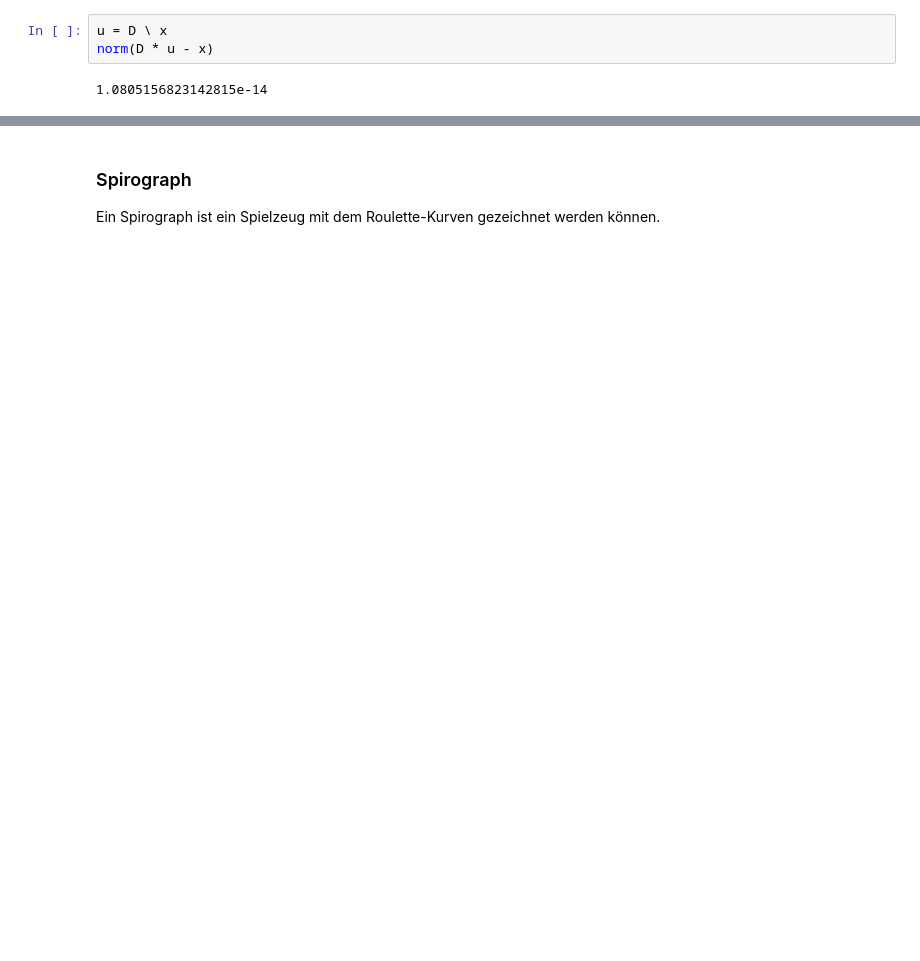
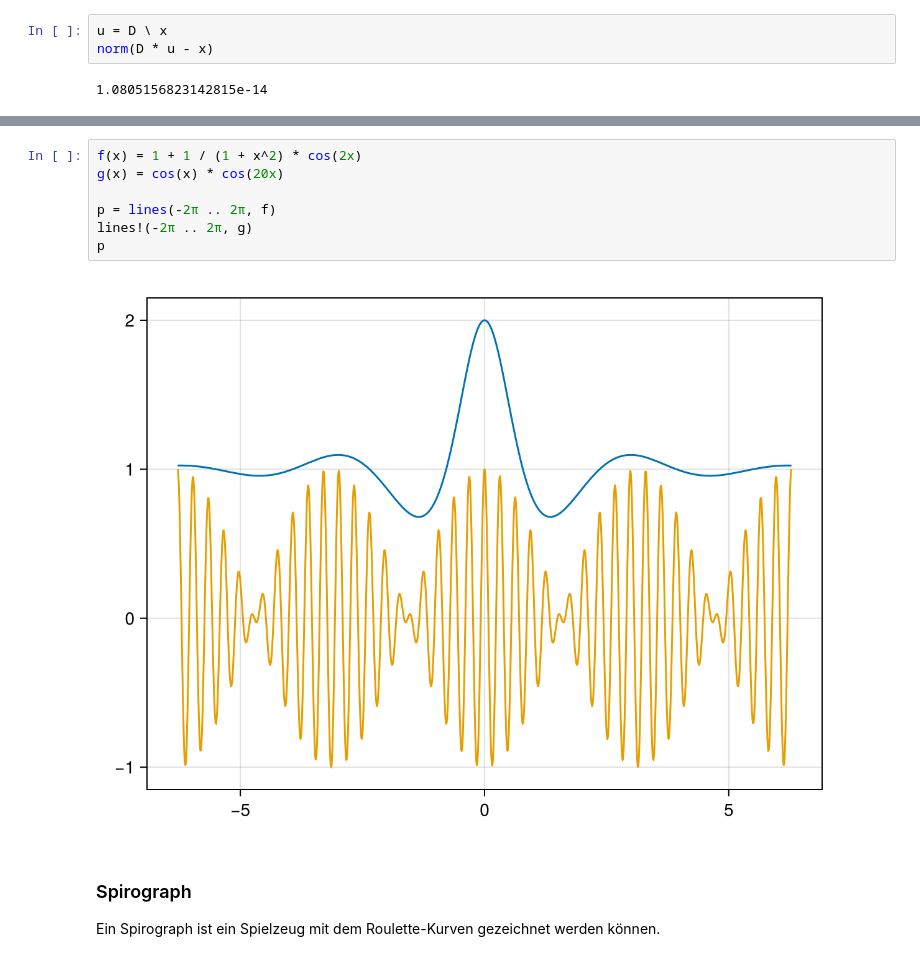
Before and after one commit to matthiasbaitsch/qs-numerik, a Jupyter notebook: aufgaben/aufgaben-loesung-julia.ipynb, the cells around one changed output, grey strips where cells are left out. Saved outputs shown, nothing was run; the diff lists cells and outputs as text; blank space fills up the shorter version.

```diff
--- a/aufgaben/aufgaben-loesung-julia.ipynb
+++ b/aufgaben/aufgaben-loesung-julia.ipynb
@@ -275,3 +335,12 @@ p
+# %%
+f(x) = 1 + 1 / (1 + x^2) * cos(2x)
+g(x) = cos(x) * cos(20x)
+
+p = lines(-2π .. 2π, f)
+lines!(-2π .. 2π, g)
+p
+# %% [output]
+[figure, added]
 # %% [markdown]
 ### Spirograph
 
```
Also changed, not shown: parts of 29 cells of this notebook, 1 other file.
